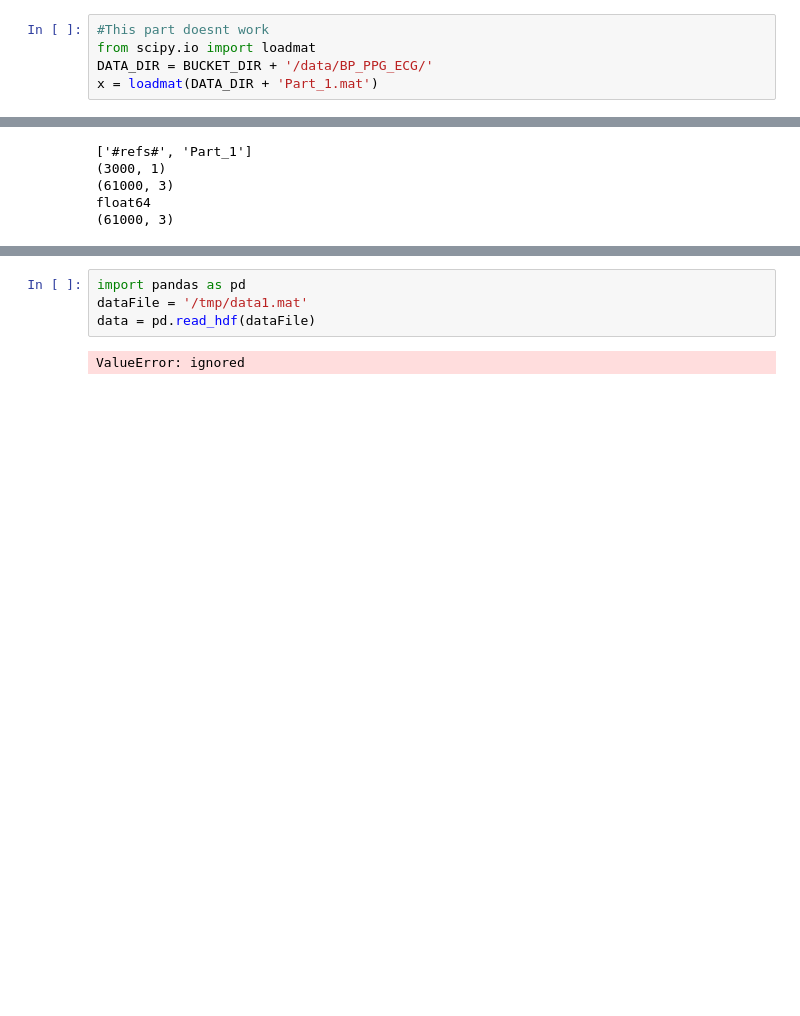
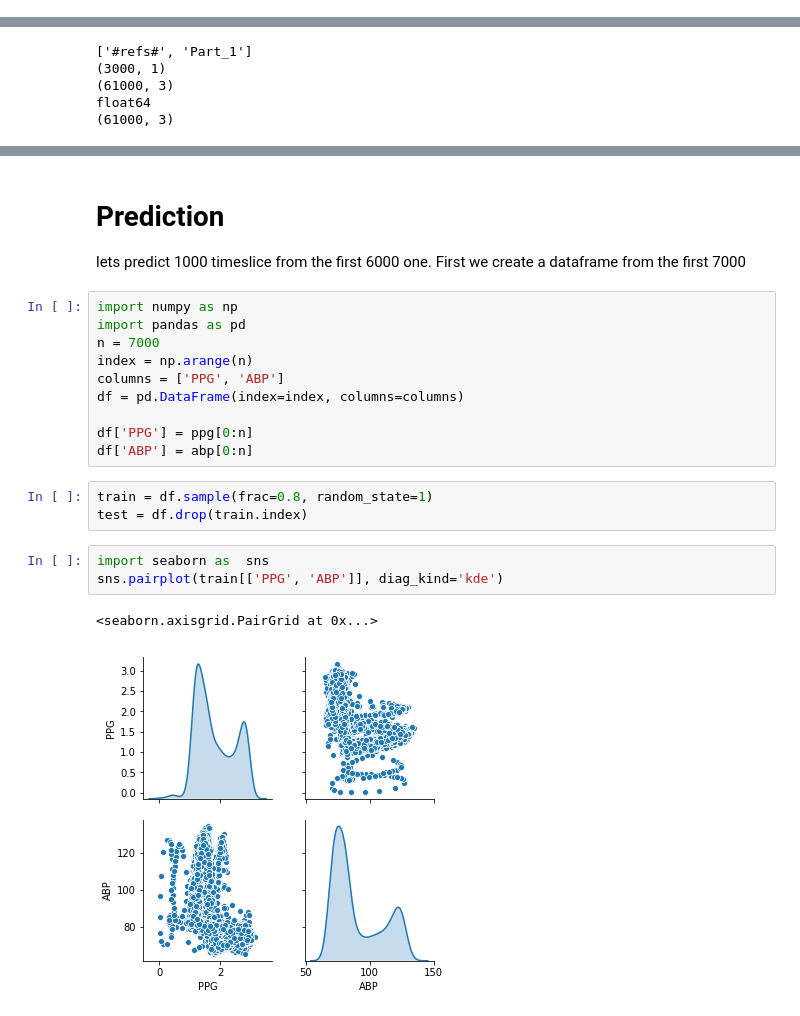
Before and after one commit to hossein20s/Average_Blood_Pressure_estimation, a Jupyter notebook: PPG2BloodPressure.ipynb, the cells around one changed output, grey strips where cells are left out. Saved outputs shown, nothing was run; the diff lists cells and outputs as text; blank space fills up the shorter version.

```diff
--- a/PPG2BloodPressure.ipynb
+++ b/PPG2BloodPressure.ipynb
@@ -20,9 +30,4 @@ Copying gs://medicalblockchain_dev/data/BP_PPG_ECG/Part_1.mat...
 Operation completed over 1 objects/811.9 MiB.
-# %%
-#This part doesnt work
-from scipy.io import loadmat
-DATA_DIR = BUCKET_DIR + '/data/BP_PPG_ECG/'
-x = loadmat(DATA_DIR + 'Part_1.mat')
 # %% [markdown]
 Some data can also be found here. No Idea the realtionship
 https://drive.google.com/drive/u/0/mobile/folders/154j5jxudI3PAvPDjPiscs-P3Q5ZRpq5t?usp=drive_open
@@ -124,6 +110,24 @@ float64
-# %%
-import pandas as pd
-dataFile = '/tmp/data1.mat'
-data = pd.read_hdf(dataFile)
-# %% [output]
-ValueError: ignored
+# %% [markdown]
+# Prediction
+
+lets predict 1000 timeslice from the first 6000 one.
+First we create a dataframe from the first 7000
+# %%
+import numpy as np
+import pandas as pd
+n = 7000
+index = np.arange(n)
+columns = ['PPG', 'ABP']
+df = pd.DataFrame(index=index, columns=columns)
+
+df['PPG'] = ppg[0:n]
+df['ABP'] = abp[0:n]
+# %%
+train = df.sample(frac=0.8, random_state=1)
+test = df.drop(train.index)
+# %%
+import seaborn as  sns
+sns.pairplot(train[['PPG', 'ABP']], diag_kind='kde')
+# %% [output]
+<seaborn.axisgrid.PairGrid at 0x...>
+[figure, added]
```
Also changed, not shown: parts of 22 cells of this notebook.
